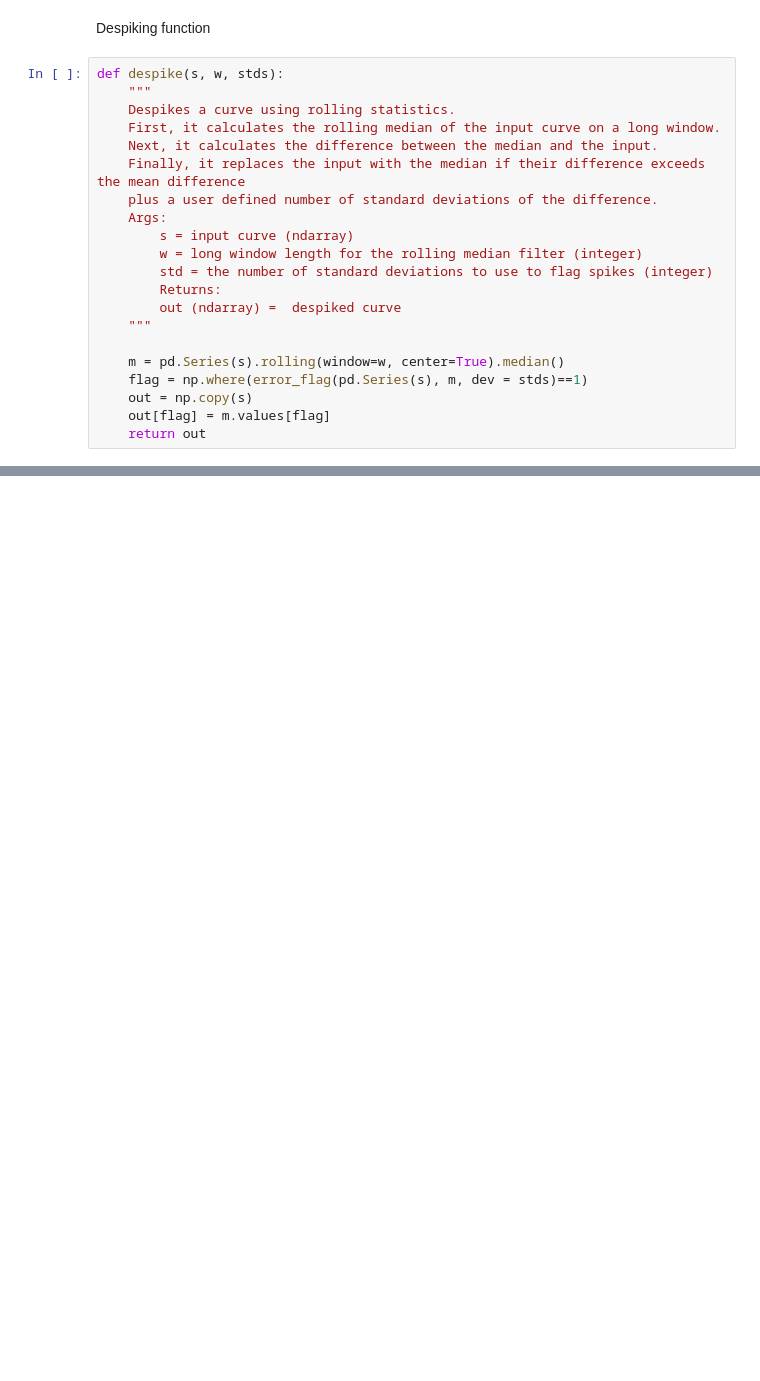
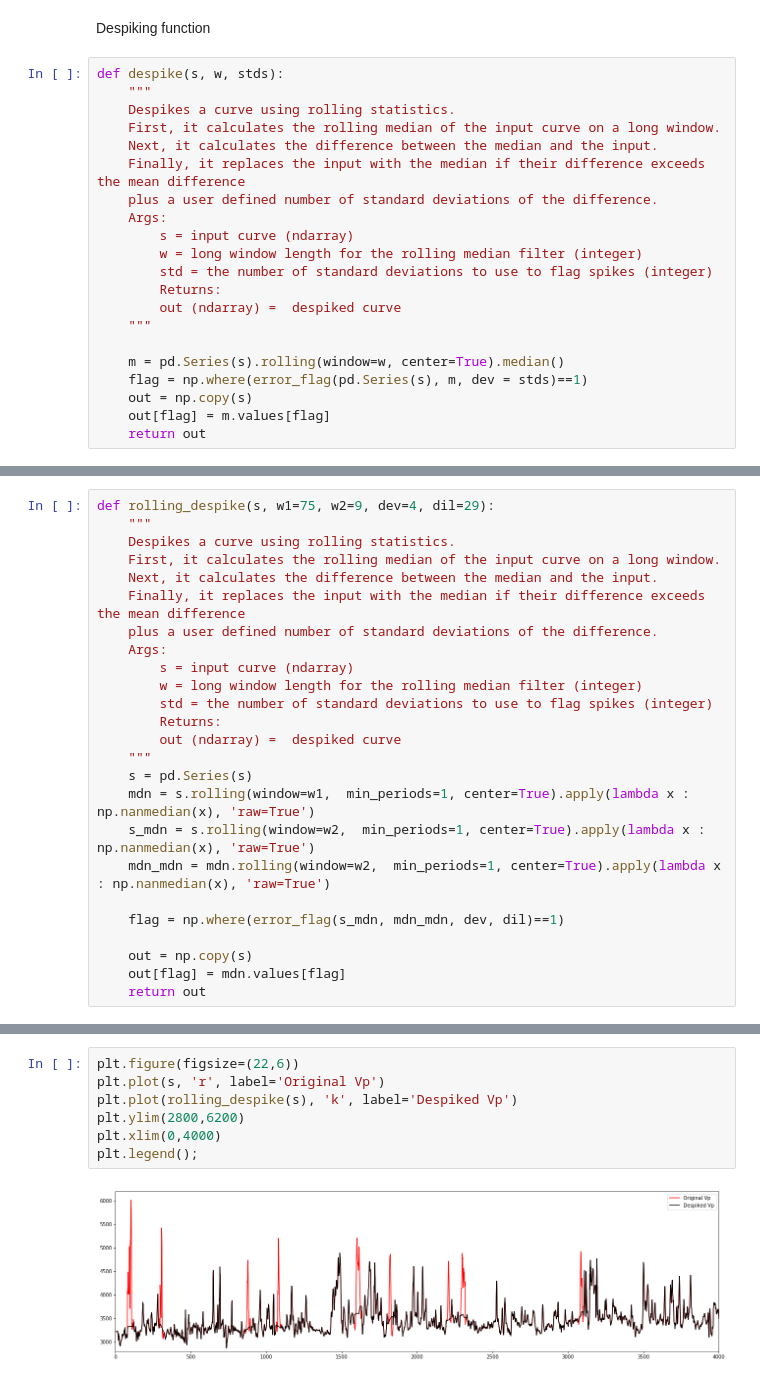
Before and after one commit to agilescientific/in-bruges, a Jupyter notebook: notebooks_dev/rolling_despike.ipynb, the cells around one changed output, grey strips where cells are left out. Cells and saved outputs as stored; diff of their text form; blank space fills up the shorter version.

```diff
--- a/notebooks_dev/rolling_despike.ipynb
+++ b/notebooks_dev/rolling_despike.ipynb
@@ -146 +145,26 @@ It uses a simplified version of my error flag function from Bruges to flag where
+# %%
+def rolling_despike(s, w1=75, w2=9, dev=4, dil=29):
+    """
+    Despikes a curve using rolling statistics.
+    First, it calculates the rolling median of the input curve on a long window.
+    Next, it calculates the difference between the median and the input.
+    Finally, it replaces the input with the median if their difference exceeds the mean difference
+    plus a user defined number of standard deviations of the difference.
+    Args:
+        s = input curve (ndarray)
+        w = long window length for the rolling median filter (integer)
+        std = the number of standard deviations to use to flag spikes (integer)
+        Returns:
+        out (ndarray) =  despiked curve
+    """
+    s = pd.Series(s)
+    mdn = s.rolling(window=w1,  min_periods=1, center=True).apply(lambda x : np.nanmedian(x), 'raw=True')
+    s_mdn = s.rolling(window=w2,  min_periods=1, center=True).apply(lambda x : np.nanmedian(x), 'raw=True')
+    mdn_mdn = mdn.rolling(window=w2,  min_periods=1, center=True).apply(lambda x : np.nanmedian(x), 'raw=True')
+
+    flag = np.where(error_flag(s_mdn, mdn_mdn, dev, dil)==1)
+
+    out = np.copy(s)
+    out[flag] = mdn.values[flag]
+    return out
 # %%
@@ -166 +191,10 @@ def error_flag(pred, actual, dev = 1.0):
     return flag
+# %%
+plt.figure(figsize=(22,6))
+plt.plot(s, 'r', label='Original Vp')
+plt.plot(rolling_despike(s), 'k', label='Despiked Vp')
+plt.ylim(2800,6200)
+plt.xlim(0,4000)
+plt.legend();
+# %% [output]
+[figure, added]
```
Also changed, not shown: parts of 6 cells of this notebook, 1 other file.
